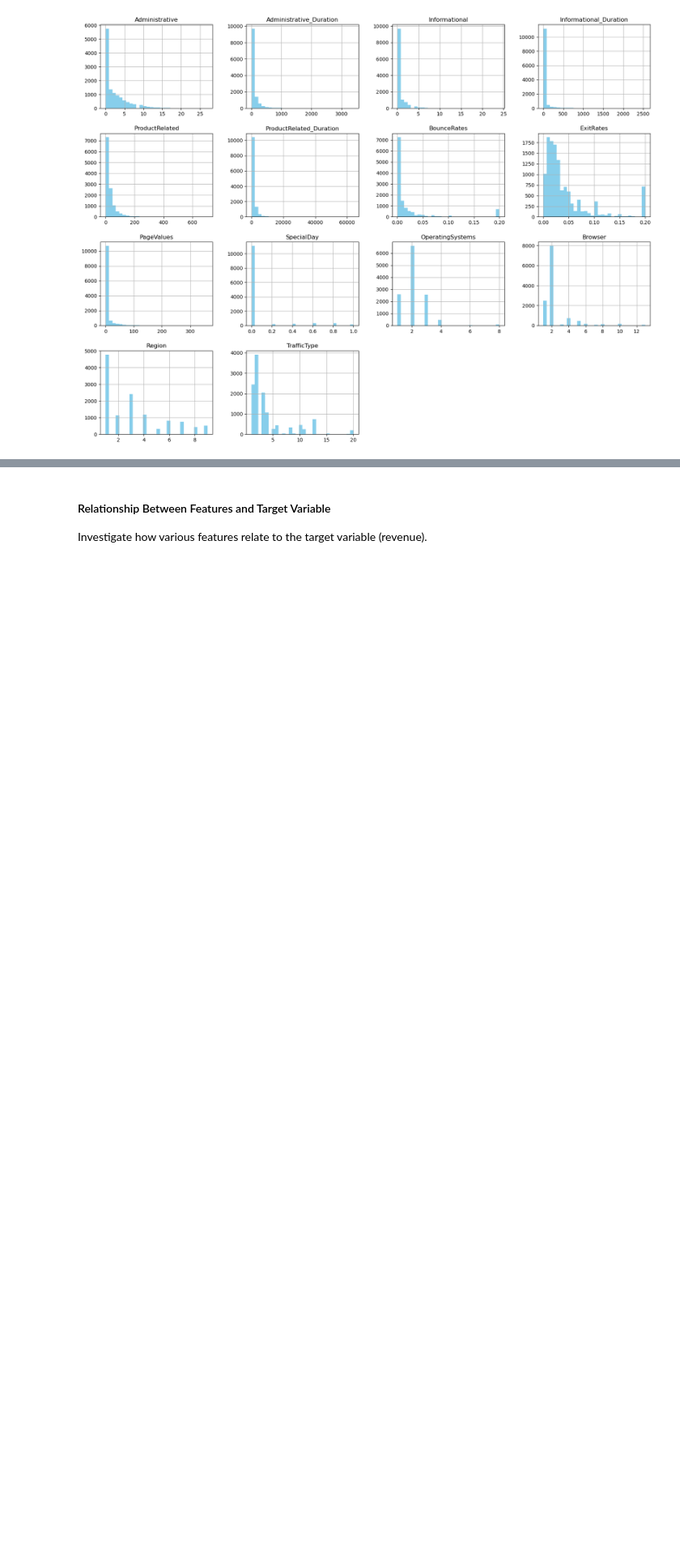
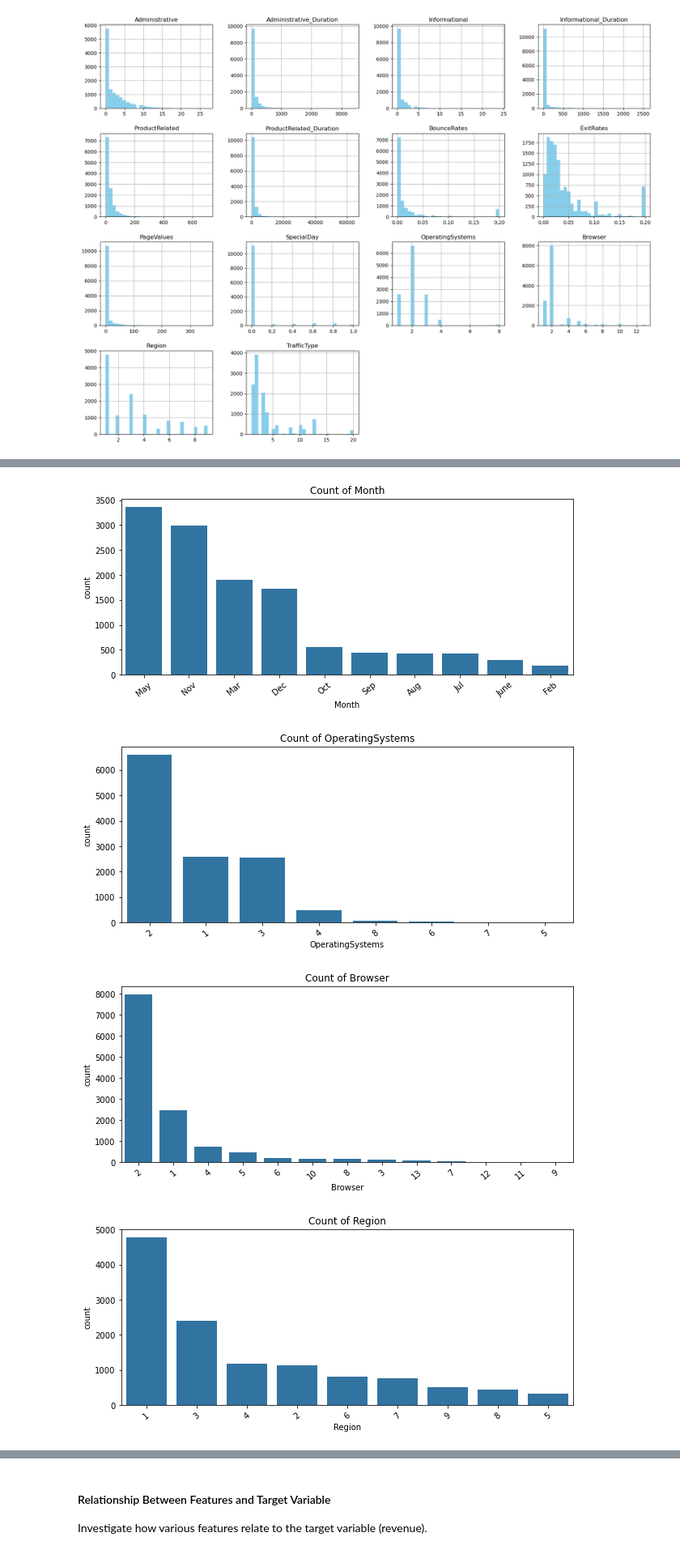
Before and after one commit to rosilenedasilva/online_shoppers_intention, a Jupyter notebook: Integrated_CA1.ipynb, the cells around one changed output, grey strips where cells are left out. Shown at 81% size. Cells and saved outputs as stored; diff of their text form; code cells hidden in the pictures; blank space fills up the shorter version.

```diff
--- a/Integrated_CA1.ipynb
+++ b/Integrated_CA1.ipynb
@@ -166,0 +170,13 @@ plt.show()
+# %%
+categorical_features = ['Month', 'OperatingSystems', 'Browser', 'Region', 'TrafficType', 'VisitorType']
+for feature in categorical_features:
+    plt.figure(figsize=(10, 4))
+    sns.countplot(x=shopperintents_df[feature], order = shopperintents_df[feature].value_counts().index)
+    plt.title(f'Count of {feature}')
+    plt.xticks(rotation=40)
+    plt.show()
+# %% [output]
+[figure, added]
+[figure, added]
+[figure, added]
+[figure, added]
```
Also changed, not shown: parts of 25 cells of this notebook.
